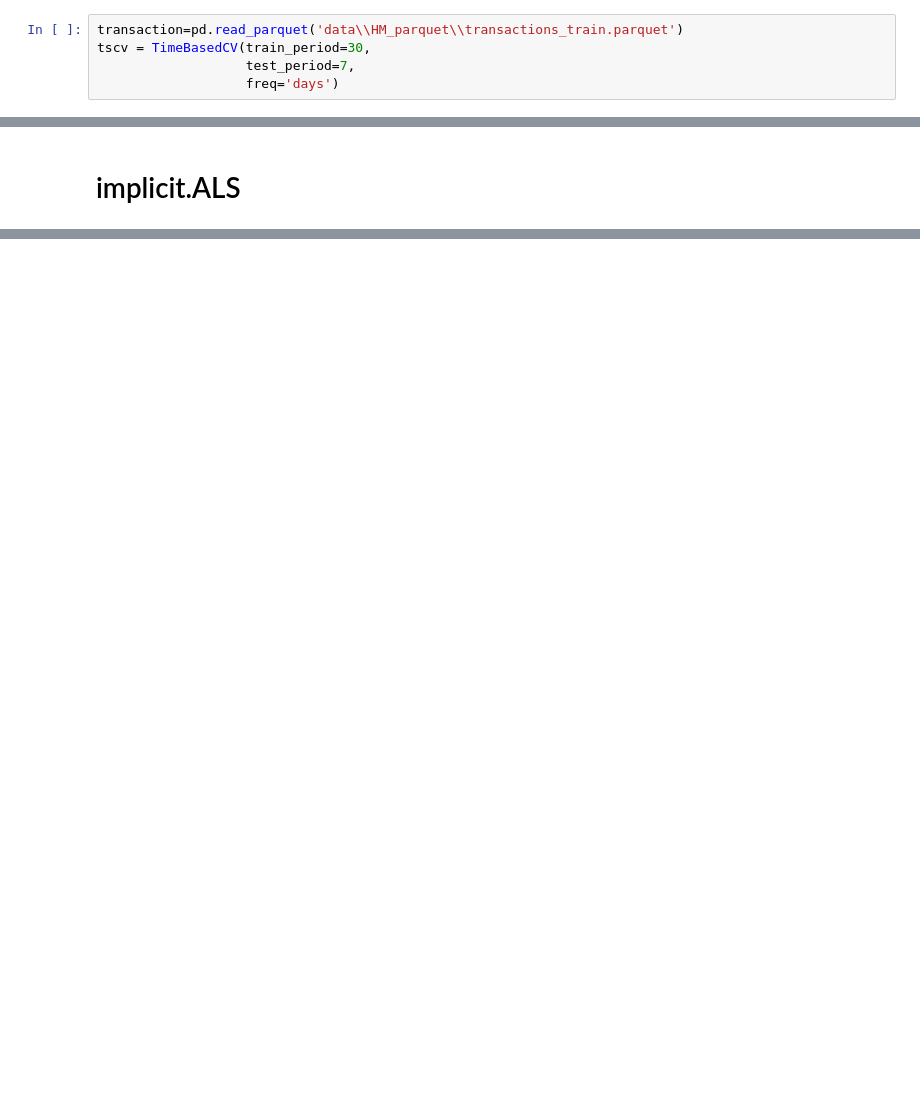
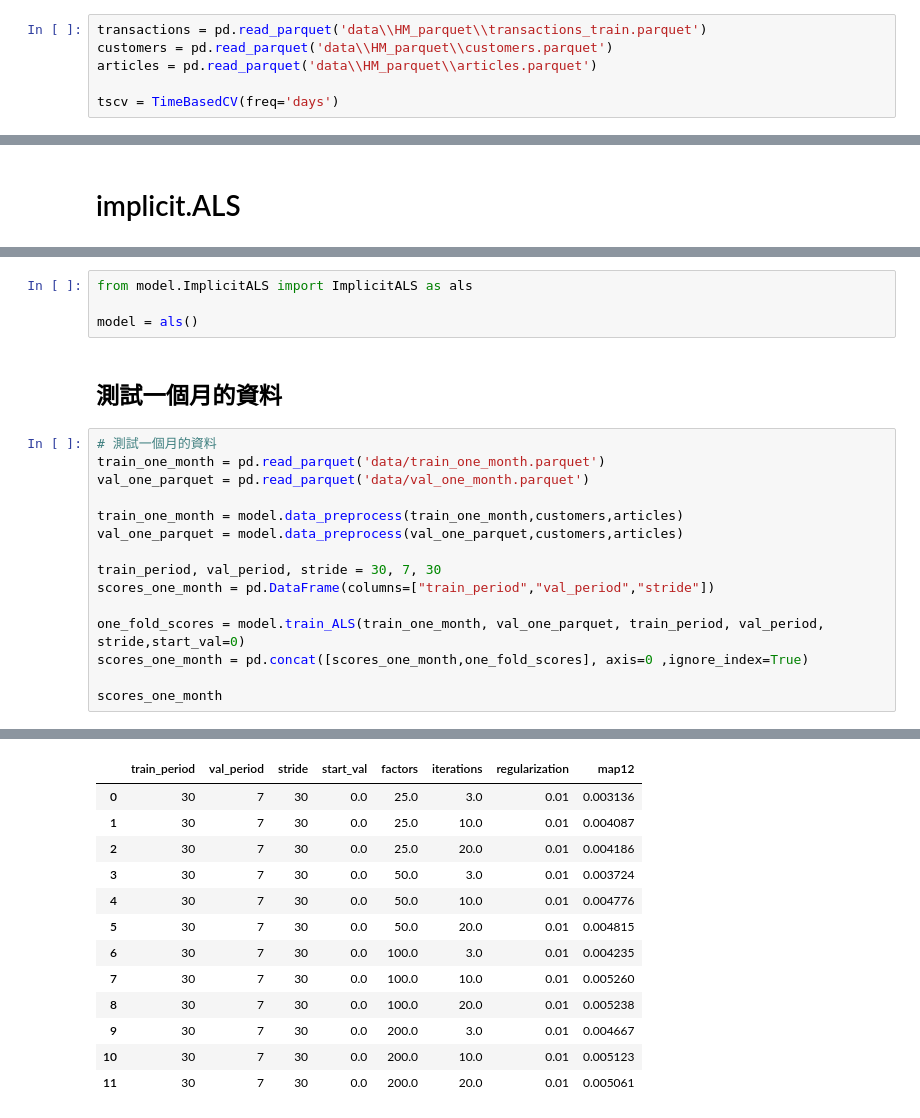
Before and after one commit to maggie860326/BDSE23_HM_recommedation, a Jupyter notebook: time_split_validation(unfinish).ipynb, the cells around one changed output, grey strips where cells are left out. Cells and saved outputs as stored; diff of their text form; blank space fills up the shorter version.

```diff
--- a/time_split_validation(unfinish).ipynb
+++ b/time_split_validation(unfinish).ipynb
@@ -6,5 +6,6 @@ from TimeBasedCV import TimeBasedCV
 # %%
-transaction=pd.read_parquet('data\\HM_parquet\\transactions_train.parquet')
-tscv = TimeBasedCV(train_period=30,
-                   test_period=7,
-                   freq='days')
+transactions = pd.read_parquet('data\\HM_parquet\\transactions_train.parquet')
+customers = pd.read_parquet('data\\HM_parquet\\customers.parquet')
+articles = pd.read_parquet('data\\HM_parquet\\articles.parquet')
+
+tscv = TimeBasedCV(freq='days')
@@ -234,0 +14,22 @@ model.cv_results_
+# %%
+from model.ImplicitALS import ImplicitALS as als
+
+model = als()
+# %% [markdown]
+## 測試一個月的資料
+# %%
+# 測試一個月的資料
+train_one_month = pd.read_parquet('data/train_one_month.parquet')
+val_one_parquet = pd.read_parquet('data/val_one_month.parquet')
+
+train_one_month = model.data_preprocess(train_one_month,customers,articles)
+val_one_parquet = model.data_preprocess(val_one_parquet,customers,articles)
+
+train_period, val_period, stride = 30, 7, 30
+scores_one_month = pd.DataFrame(columns=["train_period","val_period","stride"])
+
+one_fold_scores = model.train_ALS(train_one_month, val_one_parquet, train_period, val_period, stride,start_val=0)
+scores_one_month = pd.concat([scores_one_month,one_fold_scores], axis=0 ,ignore_index=True)
+
+scores_one_month
+# %% [output]
@@ -234,0 +48,13 @@ model.cv_results_
+|  | train_period | val_period | stride | start_val | factors | iterations | regularization | map12 |
+| 0 | 30 | 7 | 30 | 0.0 | 25.0 | 3.0 | 0.01 | 0.003136 |
+| 1 | 30 | 7 | 30 | 0.0 | 25.0 | 10.0 | 0.01 | 0.004087 |
+| 2 | 30 | 7 | 30 | 0.0 | 25.0 | 20.0 | 0.01 | 0.004186 |
+| 3 | 30 | 7 | 30 | 0.0 | 50.0 | 3.0 | 0.01 | 0.003724 |
+| 4 | 30 | 7 | 30 | 0.0 | 50.0 | 10.0 | 0.01 | 0.004776 |
+| 5 | 30 | 7 | 30 | 0.0 | 50.0 | 20.0 | 0.01 | 0.004815 |
+| 6 | 30 | 7 | 30 | 0.0 | 100.0 | 3.0 | 0.01 | 0.004235 |
+| 7 | 30 | 7 | 30 | 0.0 | 100.0 | 10.0 | 0.01 | 0.005260 |
+| 8 | 30 | 7 | 30 | 0.0 | 100.0 | 20.0 | 0.01 | 0.005238 |
+| 9 | 30 | 7 | 30 | 0.0 | 200.0 | 3.0 | 0.01 | 0.004667 |
+| 10 | 30 | 7 | 30 | 0.0 | 200.0 | 10.0 | 0.01 | 0.005123 |
+| 11 | 30 | 7 | 30 | 0.0 | 200.0 | 20.0 | 0.01 | 0.005061 |
```
Also changed, not shown: parts of 27 cells of this notebook, 7 other files.
